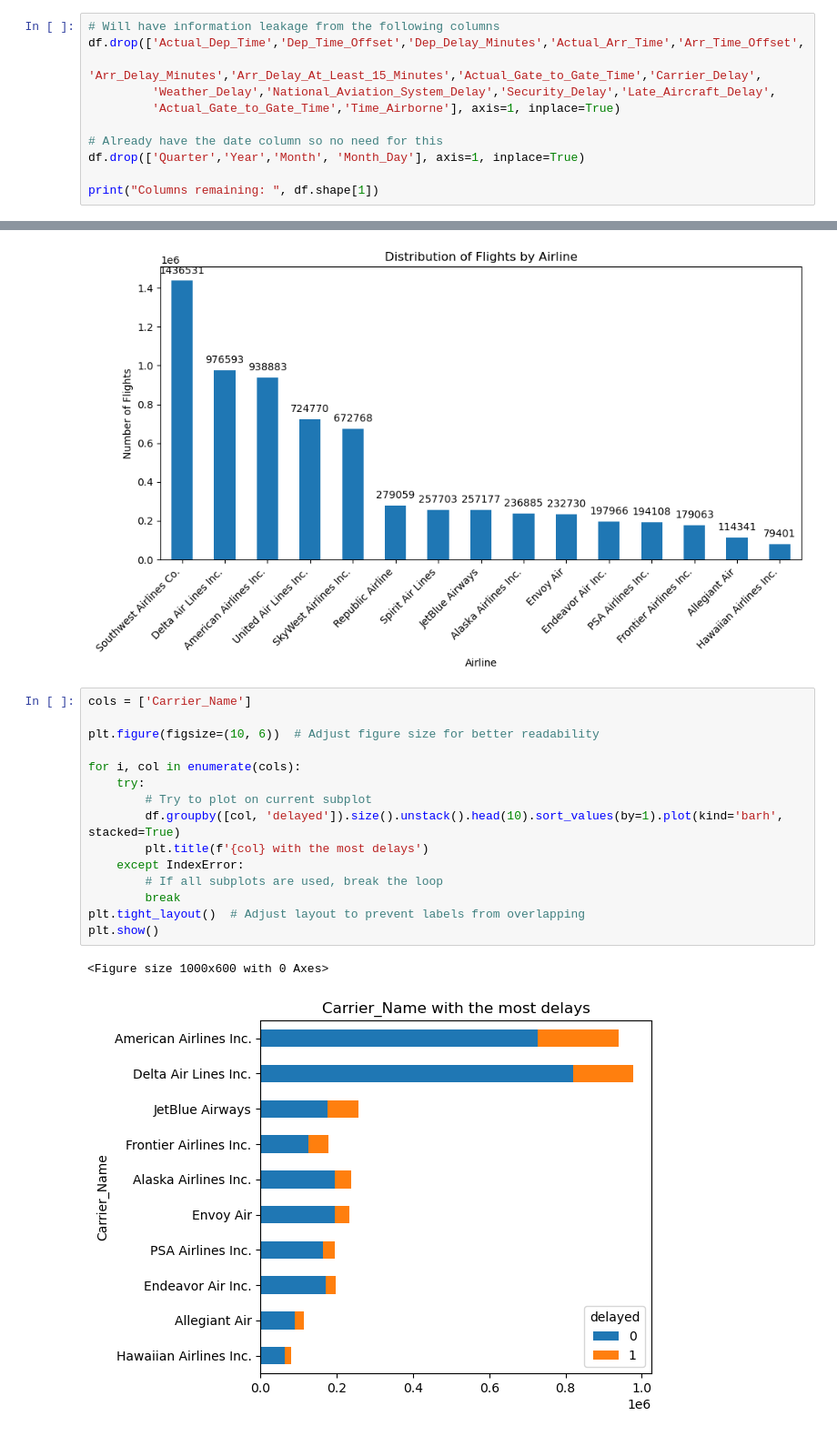
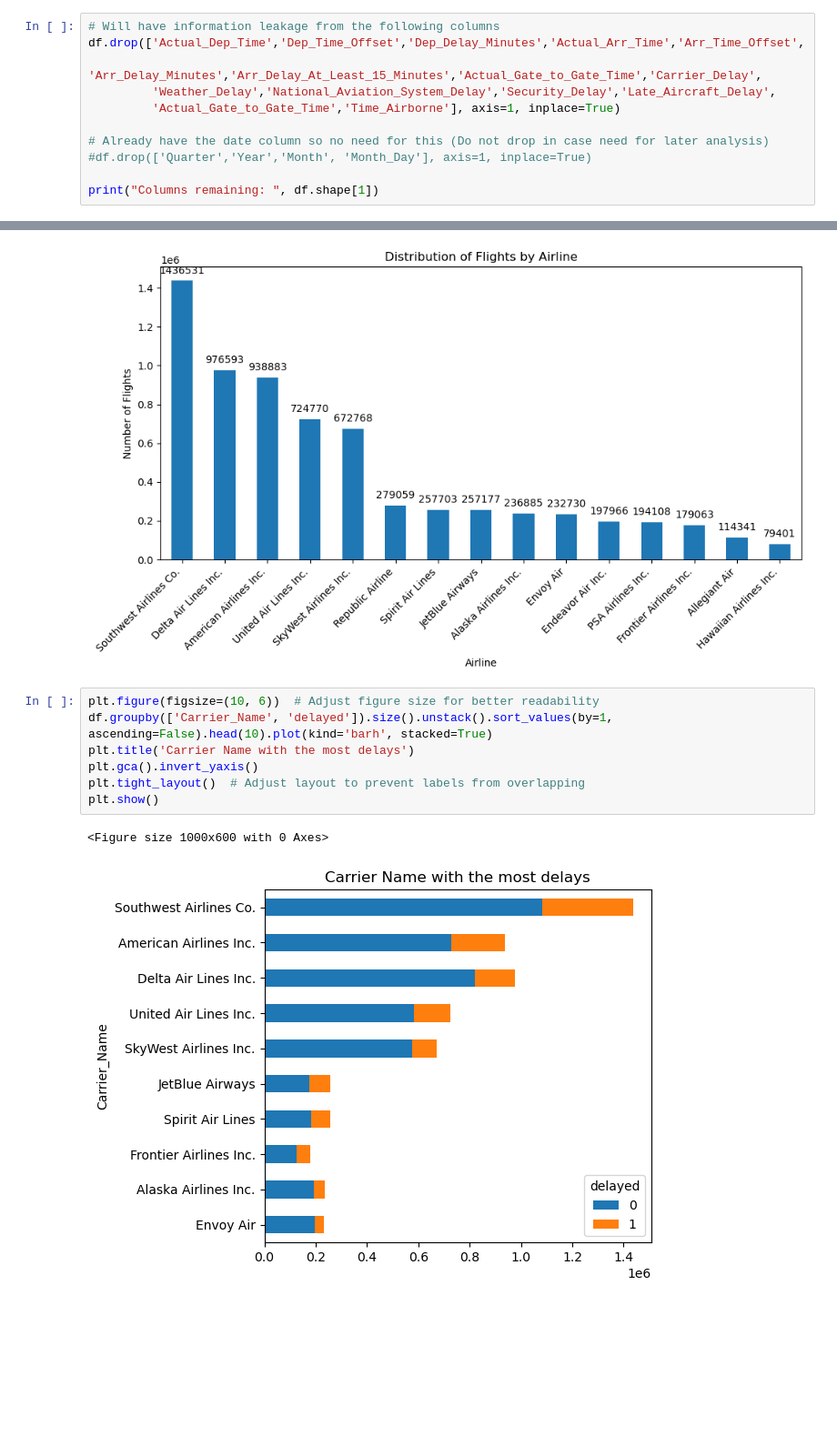
Before and after one commit to B-Treftz/Flight_Status_Predictor, a Jupyter notebook: 1_EDA/EDA_Olivia.ipynb, the cells around one changed output, grey strips where cells are left out. Shown at 91% size. Cells and saved outputs as stored; diff of their text form; blank space fills up the shorter version.

```diff
--- a/1_EDA/EDA_Olivia.ipynb
+++ b/1_EDA/EDA_Olivia.ipynb
@@ -115,8 +115,8 @@ df.drop(['Actual_Dep_Time','Dep_Time_Offset','Dep_Delay_Minutes','Actual_Arr_Tim
          'Weather_Delay','National_Aviation_System_Delay','Security_Delay','Late_Aircraft_Delay',
          'Actual_Gate_to_Gate_Time','Time_Airborne'], axis=1, inplace=True)
 
-# Already have the date column so no need for this
-df.drop(['Quarter','Year','Month', 'Month_Day'], axis=1, inplace=True)
+# Already have the date column so no need for this (Do not drop in case need for later analysis)
+#df.drop(['Quarter','Year','Month', 'Month_Day'], axis=1, inplace=True)
 
 print("Columns remaining: ", df.shape[1])
 # %% [output]
@@ -215,20 +216,12 @@ plt.show()
 # %% [output]
 [figure]
 # %%
-cols = ['Carrier_Name']
-
 plt.figure(figsize=(10, 6))  # Adjust figure size for better readability
-
-for i, col in enumerate(cols):
-    try:
-        # Try to plot on current subplot
-        df.groupby([col, 'delayed']).size().unstack().head(10).sort_values(by=1).plot(kind='barh', stacked=True)
-        plt.title(f'{col} with the most delays')
-    except IndexError:
-        # If all subplots are used, break the loop
-        break
+df.groupby(['Carrier_Name', 'delayed']).size().unstack().sort_values(by=1, ascending=False).head(10).plot(kind='barh', stacked=True)
+plt.title('Carrier Name with the most delays')
+plt.gca().invert_yaxis()
 plt.tight_layout()  # Adjust layout to prevent labels from overlapping
 plt.show()
 # %% [output]
 <Figure size 1000x600 with 0 Axes>
-[figure, old version]
+[figure, new version]
```
Also changed, not shown: parts of 17 cells of this notebook.
